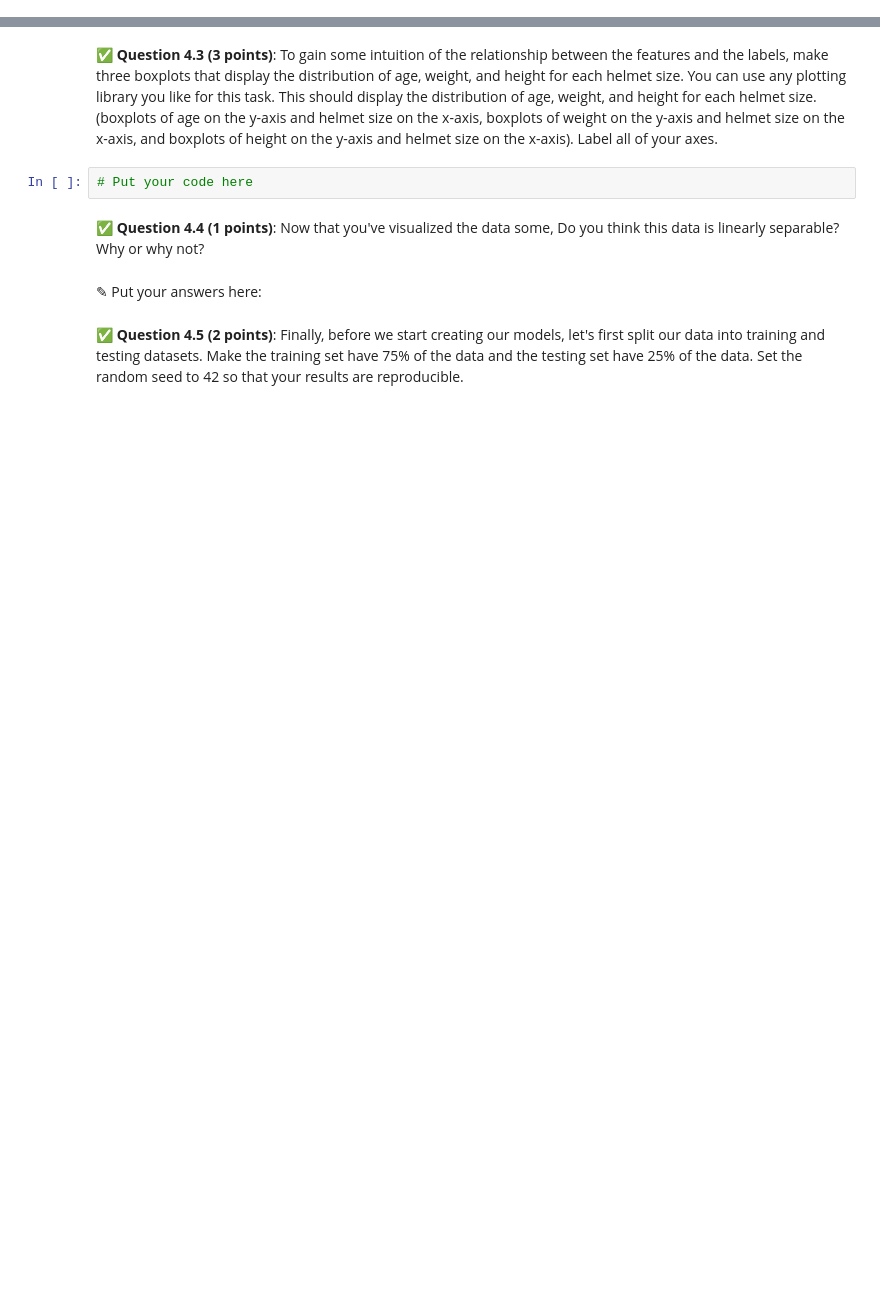
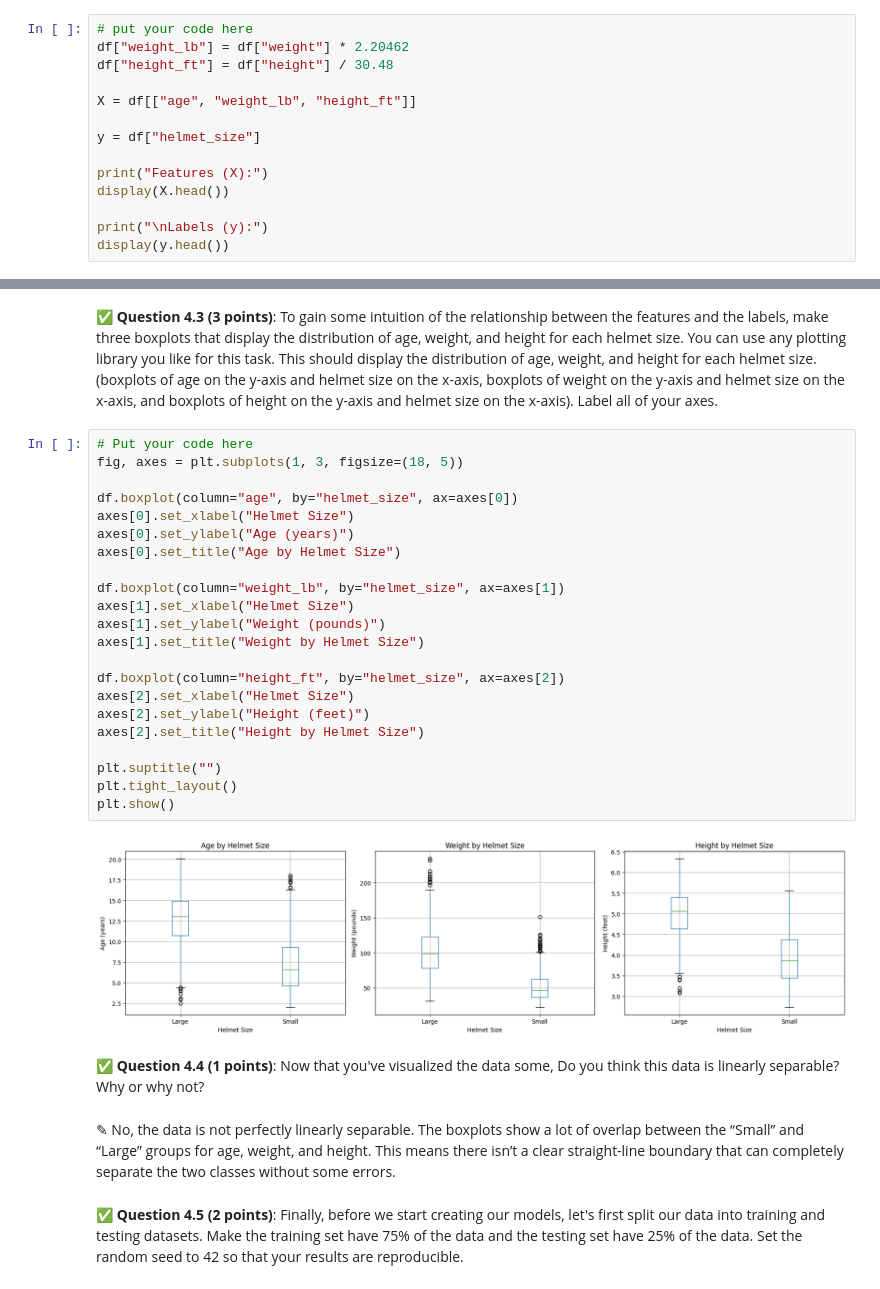
Before and after one commit to kirtanet/CMSE202-f25-turnin, a Jupyter notebook: hw-04/HW-04_RegressionClassification-STUDENT.ipynb, the cells around one changed output, grey strips where cells are left out. Saved outputs shown, nothing was run; the diff lists cells and outputs as text; blank space fills up the shorter version.

```diff
--- a/hw-04/HW-04_RegressionClassification-STUDENT.ipynb
+++ b/hw-04/HW-04_RegressionClassification-STUDENT.ipynb
@@ -278,0 +311,14 @@ We want to prepare our data for the following classification models, with the un
+# %%
+# put your code here
+df["weight_lb"] = df["weight"] * 2.20462
+df["height_ft"] = df["height"] / 30.48
+
+X = df[["age", "weight_lb", "height_ft"]]
+
+y = df["helmet_size"]
+
+print("Features (X):")
+display(X.head())
+
+print("\nLabels (y):")
+display(y.head())
@@ -279,10 +340,32 @@ We want to prepare our data for the following classification models, with the un
 # %% [markdown]
 &#9989;  **Question 4.3 (3 points)**: To gain some intuition of the relationship between the features and the labels, make three boxplots that display the distribution of age, weight, and height for each helmet size. You can use any plotting library you like for this task.  This should display the distribution of age, weight, and height for each helmet size. (boxplots of age on the y-axis and helmet size on the x-axis, boxplots of weight on the y-axis and helmet size on the x-axis, and boxplots of height on the y-axis and helmet size on the x-axis).  Label all of your axes.
-# %%
-# Put your code here
+# %%
+# Put your code here
+fig, axes = plt.subplots(1, 3, figsize=(18, 5))
+
+df.boxplot(column="age", by="helmet_size", ax=axes[0])
+axes[0].set_xlabel("Helmet Size")
+axes[0].set_ylabel("Age (years)")
+axes[0].set_title("Age by Helmet Size")
+
+df.boxplot(column="weight_lb", by="helmet_size", ax=axes[1])
+axes[1].set_xlabel("Helmet Size")
+axes[1].set_ylabel("Weight (pounds)")
+axes[1].set_title("Weight by Helmet Size")
+
+df.boxplot(column="height_ft", by="helmet_size", ax=axes[2])
+axes[2].set_xlabel("Helmet Size")
+axes[2].set_ylabel("Height (feet)")
+axes[2].set_title("Height by Helmet Size")
+
+plt.suptitle("")
+plt.tight_layout()
+plt.show()
+# %% [output]
+[figure, added]
 # %% [markdown]
 &#9989;  **Question 4.4 (1 points)**: Now that you've visualized the data some, Do you think this data is linearly separable? Why or why not?
-# %% [markdown]
-<font size=+3>&#9998;</font> Put your answers here:
+# %% [markdown]
+<font size=+3>&#9998;</font> No, the data is not perfectly linearly separable. The boxplots show a lot of overlap between the “Small” and “Large” groups for age, weight, and height. This means there isn’t a clear straight-line boundary that can completely separate the two classes without some errors.
 # %% [markdown]
 &#9989;  **Question 4.5 (2 points)**: Finally, before we start creating our models, let's first split our data into training and testing datasets. Make the training set have 75\% of the data and the testing set have 25\% of the data. Set the random seed to 42 so that your results are reproducible.
```
Also changed, not shown: parts of 14 cells of this notebook.
